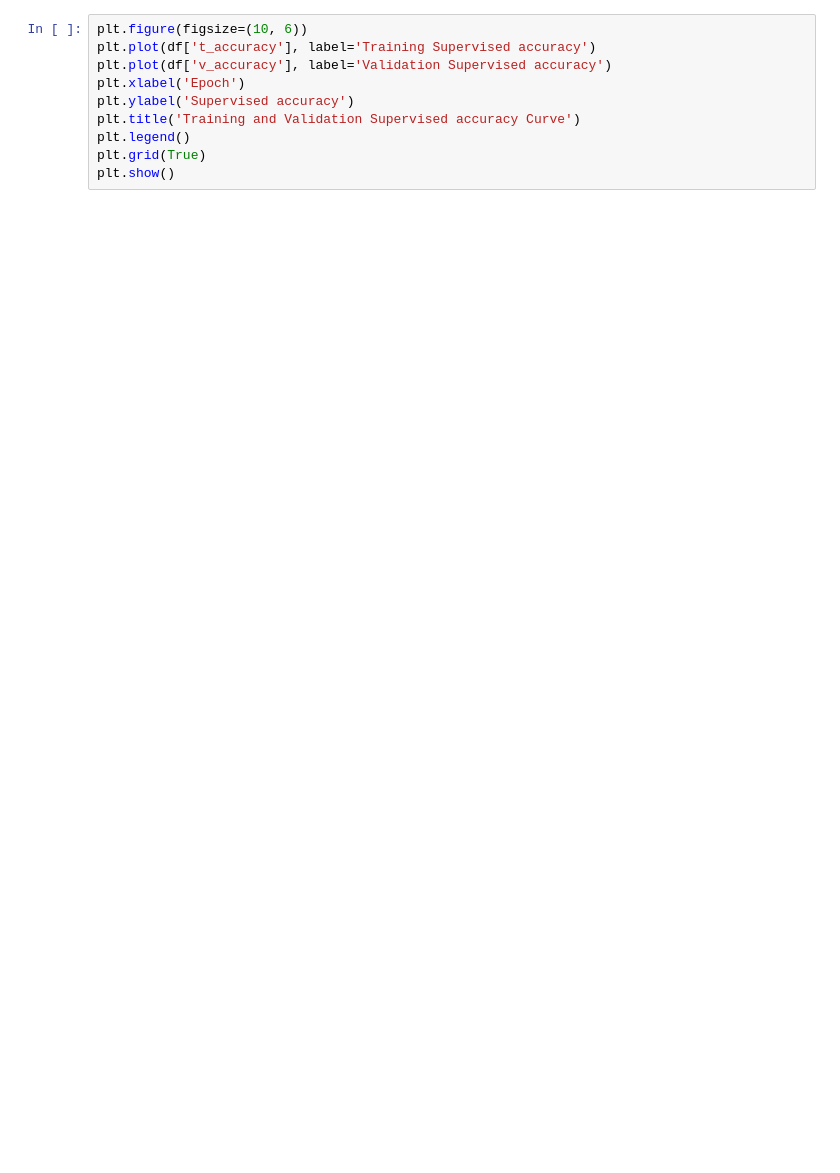
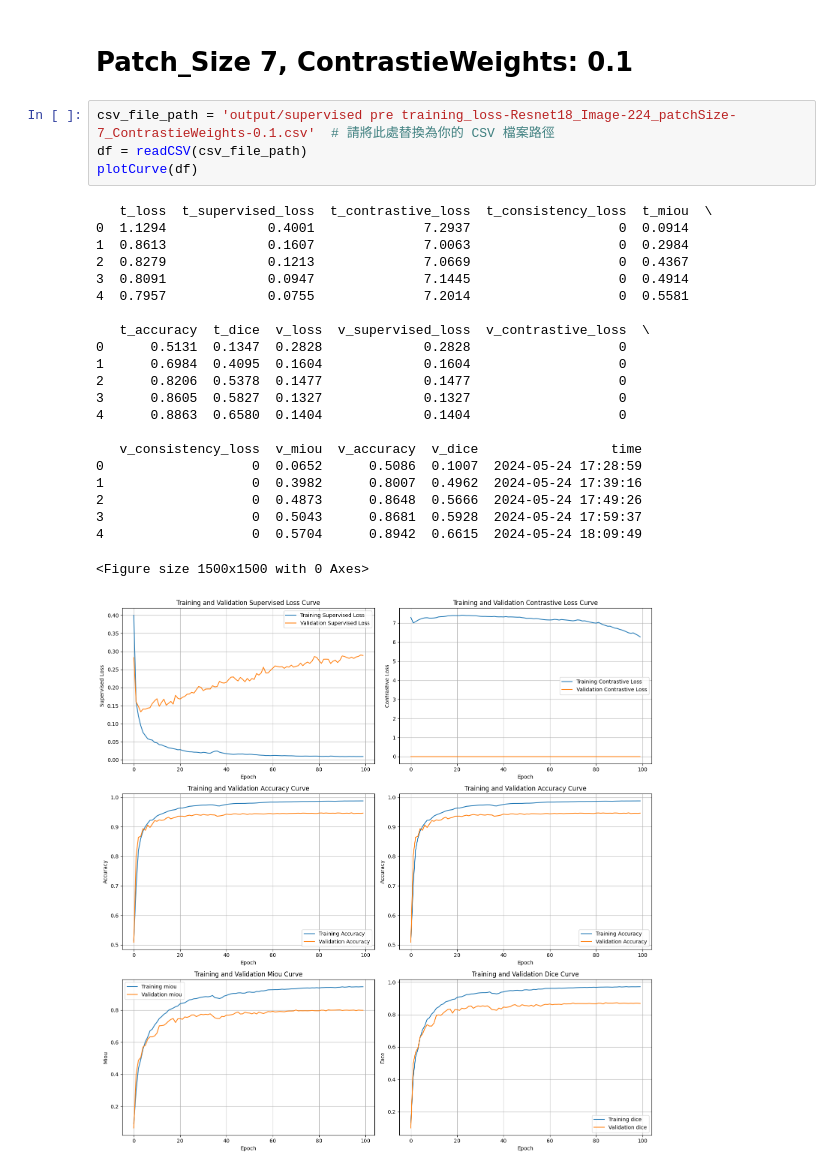
Before and after one commit to Yang-Jiaxiang/PatchCL-MedSeg-Louis, a Jupyter notebook: Loss_curve.ipynb, the cells around one changed output. Saved outputs shown, nothing was run; the diff lists cells and outputs as text; blank space fills up the shorter version.

```diff
--- a/Loss_curve.ipynb
+++ b/Loss_curve.ipynb
@@ -34,10 +132,29 @@ NameError: name 'plt' is not defined
-# %%
-plt.figure(figsize=(10, 6))
-plt.plot(df['t_accuracy'], label='Training Supervised accuracy')
-plt.plot(df['v_accuracy'], label='Validation Supervised accuracy')
-plt.xlabel('Epoch')
-plt.ylabel('Supervised accuracy')
-plt.title('Training and Validation Supervised accuracy Curve')
-plt.legend()
-plt.grid(True)
-plt.show()
+# %% [markdown]
+# Patch_Size 7, ContrastieWeights: 0.1
+# %%
+csv_file_path = 'output/supervised pre training_loss-Resnet18_Image-224_patchSize-7_ContrastieWeights-0.1.csv'  # 請將此處替換為你的 CSV 檔案路徑
+df = readCSV(csv_file_path)
+plotCurve(df)
+# %% [output]
+   t_loss  t_supervised_loss  t_contrastive_loss  t_consistency_loss  t_miou  \
+0  1.1294             0.4001              7.2937                   0  0.0914
+1  0.8613             0.1607              7.0063                   0  0.2984
+2  0.8279             0.1213              7.0669                   0  0.4367
+3  0.8091             0.0947              7.1445                   0  0.4914
+4  0.7957             0.0755              7.2014                   0  0.5581
+
+   t_accuracy  t_dice  v_loss  v_supervised_loss  v_contrastive_loss  \
+0      0.5131  0.1347  0.2828             0.2828                   0
+1      0.6984  0.4095  0.1604             0.1604                   0
+2      0.8206  0.5378  0.1477             0.1477                   0
+3      0.8605  0.5827  0.1327             0.1327                   0
+4      0.8863  0.6580  0.1404             0.1404                   0
+
+   v_consistency_loss  v_miou  v_accuracy  v_dice                 time
+0                   0  0.0652      0.5086  0.1007  2024-05-24 17:28:59
+1                   0  0.3982      0.8007  0.4962  2024-05-24 17:39:16
+2                   0  0.4873      0.8648  0.5666  2024-05-24 17:49:26
+3                   0  0.5043      0.8681  0.5928  2024-05-24 17:59:37
+4                   0  0.5704      0.8942  0.6615  2024-05-24 18:09:49
+<Figure size 1500x1500 with 0 Axes>
+[figure, added]
```
Also changed, not shown: parts of 11 cells of this notebook, 15 other files.
